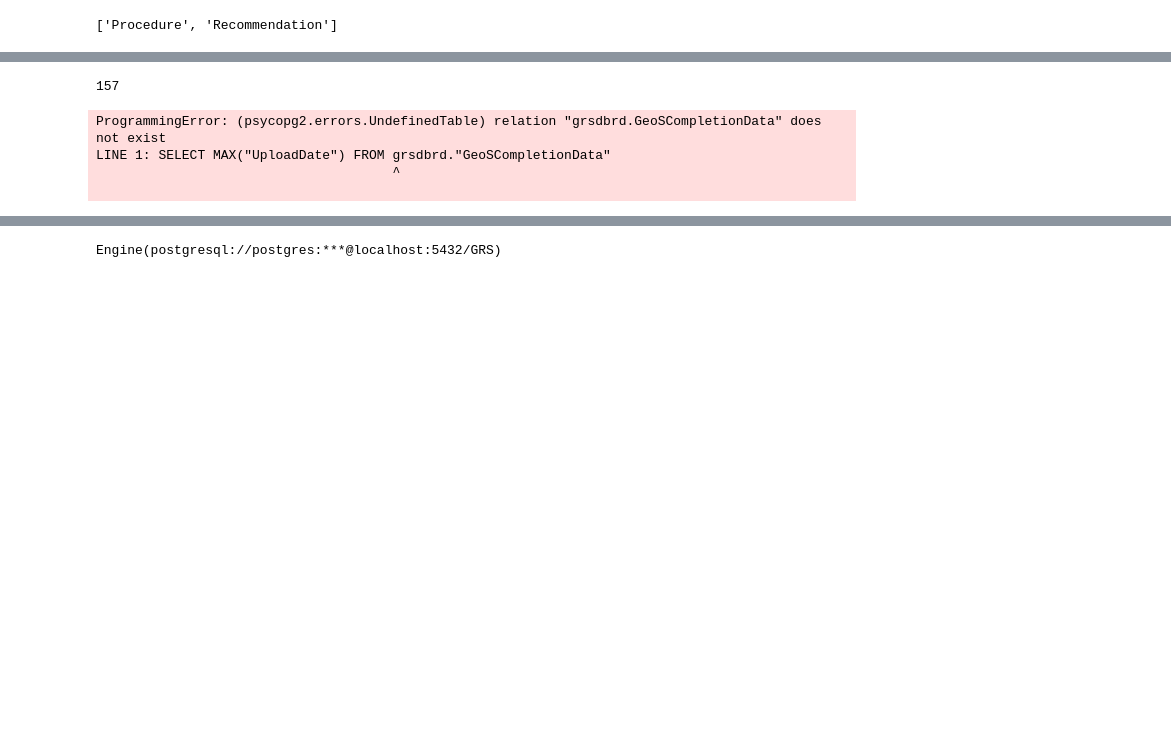
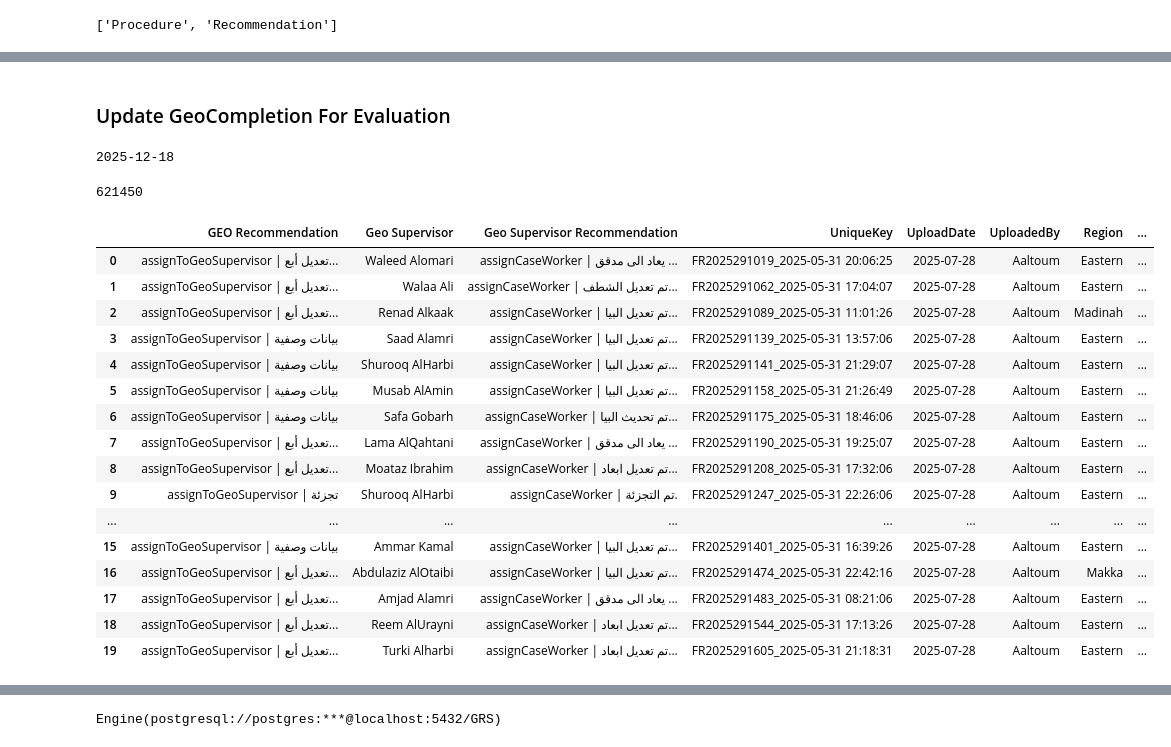
Before and after one commit to AymanSD/Editors-Evaluation, a Jupyter notebook: Evaluation.ipynb, the cells around one changed output, grey strips where cells are left out. Saved outputs shown, nothing was run; the diff lists cells and outputs as text; code cells hidden in the pictures; blank space fills up the shorter version.

```diff
--- a/Evaluation.ipynb
+++ b/Evaluation.ipynb
@@ -9,12 +9,13 @@ import urllib.parse
 ### Functions
 # %%
 regions_dict= {
-    'Makka': ['مكة المكرمة', 'الجموم', 'جدة'], 'Madinah':['المدينة المنورة'],
+    'Makka': ['مكة المكرمة', 'الجموم', 'جدة', 'بحرة'], 'Madinah':['المدينة المنورة'],
     'Riyadh': ['الرياض', 'المزاحمية', 'الدرعية', 'حريملاء','مرات', "القويعية", 'الخرج', 'الدلم', 'الزلفى', 'الغاط', 'المجمعه',
-                'جلاجل','حوطة سدير', 'روضة سدير', 'الرين', 'الافلاج', 'السليل'],
+                'جلاجل','حوطة سدير', 'روضة سدير', 'الرين', 'الافلاج', 'السليل', 'ضرماء', 'رماح', 'ثادق', 'عفيف'],
     'Eastern': ['الدمام', 'الخبر', 'القطيف', 'الاحساء', 'الجبيل','النعيرية', 'ابقيق', 'راس تنوره', 'الخفجي',"حفر الباطن", "القيصومة"],
-    'Qasim':['بريدة','رياض الخبراء','عنيزة','الرس','البكيرية','البدائع', 'البطين', 'الخبراء والسحابين', 'عيون الجواء', 'القوارة'],
-    "Hael":["حائل"]}
+    'Qasim':['بريدة','رياض الخبراء','عنيزة','الرس','البكيرية','البدائع', 'البطين', 'الخبراء والسحابين', 'عيون الجواء', 'القوارة', 'الشماسية', 'المذنب', 'الاسياح'],
+    "Hael":["حائل", 'بقعاء', 'الشنان', 'جبة', 'موقق', 'الشملي', 'الغزالة', 'الحائط', 'سميراء', 'السليمي']}
+
 
 geoActions = {'البيانات الجيومكانية صحيحة':['الجيومكانية صحيحة', 'الجيومكانية صحيحه', 'الجيومكانيه صحيحه', 'جيومكانية صحيحة'],'تعديل بيانات وصفية':['بيانات وصفية', 'بيانات وصفيه', 'البيانات الوصفية', 'البيانات الوصفيه'], 'تعديل أبعاد الأرض':['أبعاد', 'ابعاد', 'تعديل أبعاد', 'تعديل ابعاد', 'تعديل الأبعاد', 'تعديل الابعاد'],
                 'تجزئة':['تجزئة','التجزئة'], 'دمج':['دمج', 'الدمج'], 'رفض':["يعاد", 'رفض', 'نقص','مرفوض',"مستندات", "ارفاق", "إرفاق", "غير صحيحة", "الارض المختارة غير صحيحة"]}
@@ -126,6 +127,23 @@ def getGeoAction(df):
 
     return df
 
+def calculate_sla(row, work_dates):
+    trans_date = row[0]
+    comp_date = row[1]
+    try:
+        period = int((comp_date - trans_date).days)
+
+        sla = 0
+        for i in range(period):
+            current_date = trans_date + timedelta(days=i)
+            if current_date in work_dates:
+                sla += 1
+            else:
+                pass
+        return int(sla)
+    except:
+        return None
+
 
 def load_excel(filename):
     wb = openpyxl.load_workbook(filename, read_only=True)
@@ -326,28 +283,52 @@ ops_joined[ops_joined.columns[8:20]].head(20)
 # %%
-engine_postgres2 = create_engine("postgresql://postgres:1234@localhost:5432/GRS")
+# engine_postgres2 = create_engine("postgresql://postgres:1234@localhost:5432/GRS")
 # ops_final.to_sql("OpsData", engine_postgres2, schema='evaluation', if_exists="replace", index=False)
-# %% [output]
-157
+# %% [markdown]
+### Update GeoCompletion For Evaluation
 # %%
-last_update_post = pd.read_sql("SELECT MAX(\"UploadDate\") FROM public.\"GeoCompletion\" ", engine_postgres2)
-last_update_sql = pd.read_sql("SELECT MAX(\"UploadDate\") FROM grsdbrd.\"GeoSCompletionData\" ", engine_sqlserver)
-print(last_update_post, last_update_sql)
+# engine_postgres2 = create_engine("postgresql://postgres:1234@localhost:5432/GRS")
+# last_update_post = pd.read_sql("SELECT MAX(\"UploadDate\") FROM public.\"GeoCompletion\" ", engine_postgres2).iloc[0,0]
+last_update_sql = pd.read_sql("SELECT MAX(\"UploadDate\") FROM grsdbrd.\"GeoSCompletionData\" ", engine_sqlserver).iloc[0,0]
+print(last_update_sql) #last_update_post,
 # %% [output]
-ProgrammingError: (psycopg2.errors.UndefinedTable) relation "grsdbrd.GeoSCompletionData" does not exist
-LINE 1: SELECT MAX("UploadDate") FROM grsdbrd."GeoSCompletionData"
-                                      ^
-
+2025-12-18
 # %%
 
-# geocomp = pd.read_sql("SELECT * FROM grsdbrd.\"GeoSCompletionData\" ", engine_sqlserver)
+geocomp = pd.read_sql(f"""SELECT * FROM grsdbrd."GeoSCompletionData" """, engine_sqlserver)
+                    #   WHERE "UploadDate"> '{last_update_post}' """, engine_sqlserver)
+working_dates = pd.read_sql("""SELECT DISTINCT("GEO S Completion") FROM grsdbrd."GeoSCompletionData"
+                            SELECT DISTINCT("GEO S Completion") FROM grsdbrd."HistoricalData" """, engine_sqlserver)
+working_dates = convert_to_date(working_dates)['GEO S Completion'].unique().tolist()
+print(len(geocomp))
 geocomp = convert_to_date(geocomp)
-geocomp.head(5)
+# geocomp["UploadDate"].unique()
+# %% [output]
+621450
 # %%
 completed = geocomp.copy()
 completed = getGeoAction(completed)
+completed['SLA'] = completed[["Transferred to Geospatial", "GEO S Completion"]].apply(lambda row: calculate_sla(row, working_dates), axis=1)
 # # completed
 # %%
-# completed[["Geo Supervisor Recommendation", "GeoAction", "Rejection"]].values[30:60]
+completed[completed.columns[-10:]].head(20)
+# %% [output]
+|  | GEO Recommendation | Geo Supervisor | Geo Supervisor Recommendation | UniqueKey | UploadDate | UploadedBy | Region | ... |
+| 0 | assignToGeoSupervisor | تعديل أبع... | Waleed Alomari | assignCaseWorker | يعاد الى مدقق ... | FR2025291019_2025-05-31 20:06:25 | 2025-07-28 | Aaltoum | Eastern | ... |
+| 1 | assignToGeoSupervisor | تعديل أبع... | Walaa Ali | assignCaseWorker | تم تعديل الشطف... | FR2025291062_2025-05-31 17:04:07 | 2025-07-28 | Aaltoum | Eastern | ... |
+| 2 | assignToGeoSupervisor | تعديل أبع... | Renad Alkaak | assignCaseWorker | تم تعديل البيا... | FR2025291089_2025-05-31 11:01:26 | 2025-07-28 | Aaltoum | Madinah | ... |
+| 3 | assignToGeoSupervisor | بيانات وصفية | Saad Alamri | assignCaseWorker | تم تعديل البيا... | FR2025291139_2025-05-31 13:57:06 | 2025-07-28 | Aaltoum | Eastern | ... |
+| 4 | assignToGeoSupervisor | بيانات وصفية | Shurooq AlHarbi | assignCaseWorker | تم تعديل البيا... | FR2025291141_2025-05-31 21:29:07 | 2025-07-28 | Aaltoum | Eastern | ... |
+| 5 | assignToGeoSupervisor | بيانات وصفية | Musab AlAmin | assignCaseWorker | تم تعديل البيا... | FR2025291158_2025-05-31 21:26:49 | 2025-07-28 | Aaltoum | Eastern | ... |
+| 6 | assignToGeoSupervisor | بيانات وصفية | Safa Gobarh | assignCaseWorker | تم تحديث البيا... | FR2025291175_2025-05-31 18:46:06 | 2025-07-28 | Aaltoum | Eastern | ... |
+| 7 | assignToGeoSupervisor | تعديل أبع... | Lama AlQahtani | assignCaseWorker | يعاد الى مدقق ... | FR2025291190_2025-05-31 19:25:07 | 2025-07-28 | Aaltoum | Eastern | ... |
+| 8 | assignToGeoSupervisor | تعديل أبع... | Moataz Ibrahim | assignCaseWorker | تم تعديل ابعاد... | FR2025291208_2025-05-31 17:32:06 | 2025-07-28 | Aaltoum | Eastern | ... |
+| 9 | assignToGeoSupervisor | تجزئة | Shurooq AlHarbi | assignCaseWorker | تم التجزئة. | FR2025291247_2025-05-31 22:26:06 | 2025-07-28 | Aaltoum | Eastern | ... |
+| ... | ... | ... | ... | ... | ... | ... | ... | ... |
+| 15 | assignToGeoSupervisor | بيانات وصفية | Ammar Kamal | assignCaseWorker | تم تعديل البيا... | FR2025291401_2025-05-31 16:39:26 | 2025-07-28 | Aaltoum | Eastern | ... |
+| 16 | assignToGeoSupervisor | تعديل أبع... | Abdulaziz AlOtaibi | assignCaseWorker | تم تعديل البيا... | FR2025291474_2025-05-31 22:42:16 | 2025-07-28 | Aaltoum | Makka | ... |
+| 17 | assignToGeoSupervisor | تعديل أبع... | Amjad Alamri | assignCaseWorker | يعاد الى مدقق ... | FR2025291483_2025-05-31 08:21:06 | 2025-07-28 | Aaltoum | Eastern | ... |
+| 18 | assignToGeoSupervisor | تعديل أبع... | Reem AlUrayni | assignCaseWorker | تم تعديل ابعاد... | FR2025291544_2025-05-31 17:13:26 | 2025-07-28 | Aaltoum | Eastern | ... |
+| 19 | assignToGeoSupervisor | تعديل أبع... | Turki Alharbi | assignCaseWorker | تم تعديل ابعاد... | FR2025291605_2025-05-31 21:18:31 | 2025-07-28 | Aaltoum | Eastern | ... |
 # %%
 editorlist = pd.read_sql("SELECT * FROM public.\"EditorsList\" ", engine_postgres)
 editorlist = convert_to_date(editorlist)
```
Also changed, not shown: parts of 19 cells of this notebook, 6 other files.
